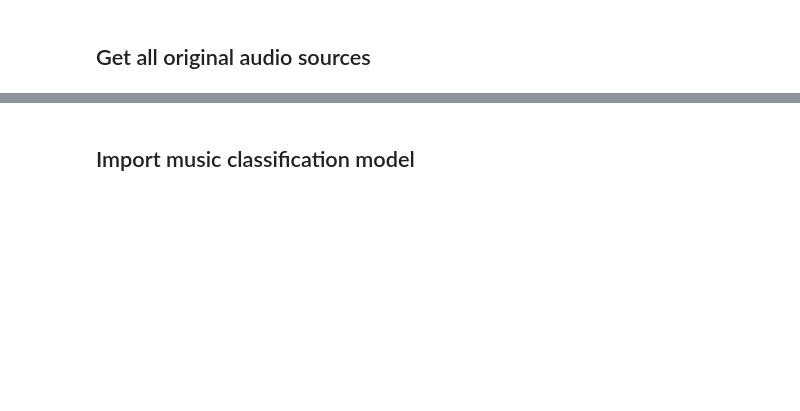
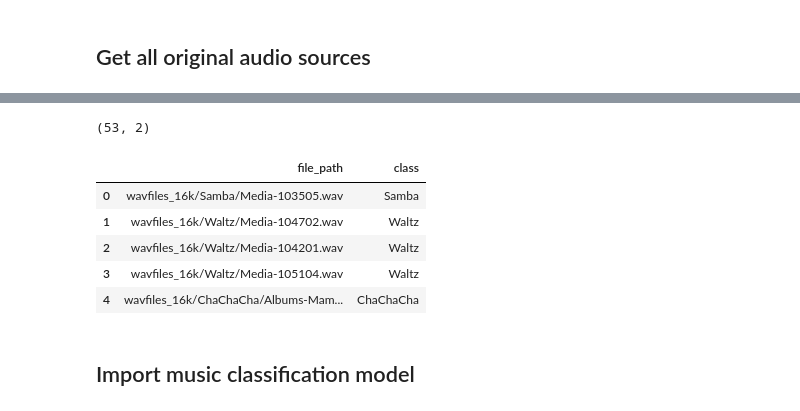
Before and after one commit to D3auuvc/xai_music, a Jupyter notebook: LIME/analysis_model_in_audio.ipynb, the cells around one changed output, grey strips where cells are left out. Saved outputs shown, nothing was run; the diff lists cells and outputs as text; code cells hidden in the pictures; blank space fills up the shorter version.

```diff
--- a/LIME/analysis_model_in_audio.ipynb
+++ b/LIME/analysis_model_in_audio.ipynb
@@ -17,3 +25,35 @@ for root, dirs, files in os.walk(wavfiles_dir):
+# %%
+import librosa
+import soundfile as sf
+import os
+
+# Function to downsample audio
+def downsample_audio(file_path, target_sr=16000):
+    # Load audio file
+    y, sr = librosa.load(file_path, sr=None)
+    # Resample the audio to target sample rate
+    y_resampled = librosa.resample(y, orig_sr=sr, target_sr=target_sr)
+    # Save the resampled audio to a new path
+    new_path = file_path.replace('wavfiles', 'wavfiles_16k')
+    if not os.path.exists(os.path.dirname(new_path)):
+        os.makedirs(os.path.dirname(new_path))
+    sf.write(new_path, y_resampled, target_sr)
+    return new_path
+
+# Apply downsampling to all audio files in the DataFrame
+test_df['file_path'] = test_df['file_path'].apply(downsample_audio)
+
+
+print(test_df.shape)
+test_df.head()
+# %% [output]
+(53, 2)
+|  | file_path | class |
+| 0 | wavfiles_16k/Samba/Media-103505.wav | Samba |
+| 1 | wavfiles_16k/Waltz/Media-104702.wav | Waltz |
+| 2 | wavfiles_16k/Waltz/Media-104201.wav | Waltz |
+| 3 | wavfiles_16k/Waltz/Media-105104.wav | Waltz |
+| 4 | wavfiles_16k/ChaChaCha/Albums-Mam... | ChaChaCha |
 # %% [markdown]
 ## Import music classification model
 # %%
```
Also changed, not shown: parts of 8 cells of this notebook, 5 other files.
